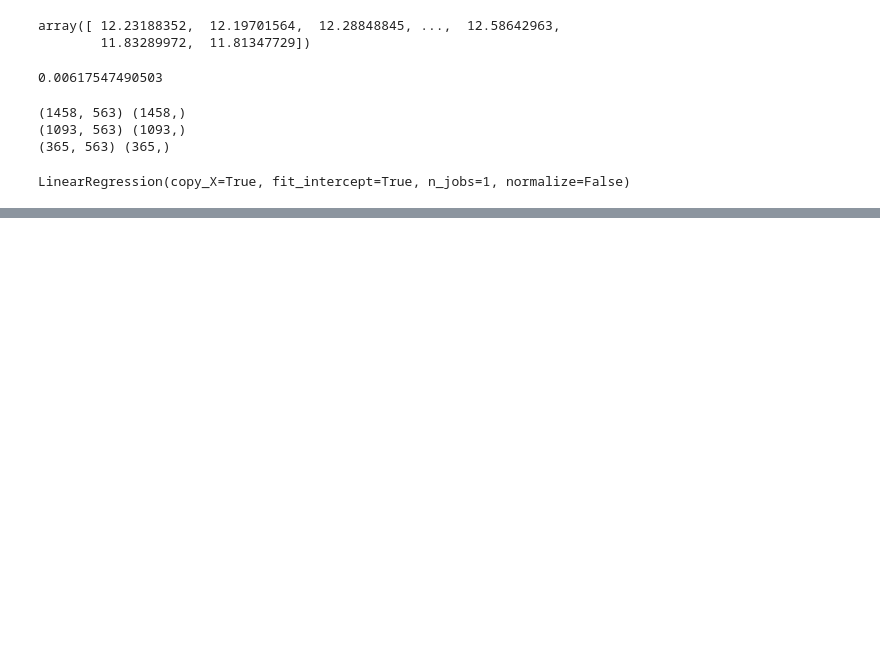
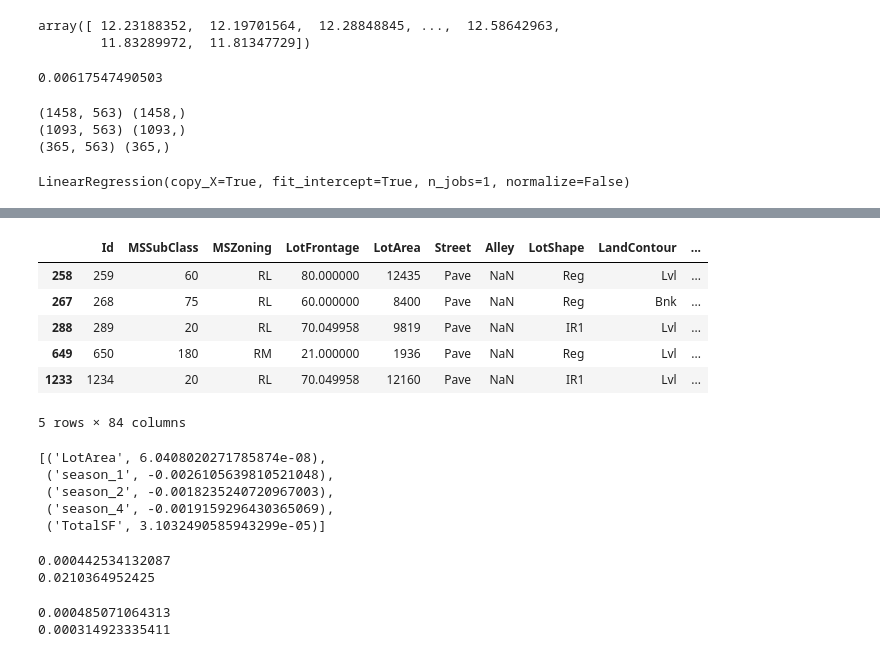
Before and after one commit to lcabbott93/DSRemote_Homework, a Jupyter notebook: Final_Project_Notebook_WIP.ipynb, the cells around one changed output, grey strips where cells are left out. Saved outputs shown, nothing was run; the diff lists cells and outputs as text; code cells hidden in the pictures; blank space fills up the shorter version.

```diff
--- a/Final_Project_Notebook_WIP.ipynb
+++ b/Final_Project_Notebook_WIP.ipynb
@@ -474,0 +475,17 @@ print(metrics.mean_squared_error(y_test, y_pred_test))
+# %%
+#Reading datasent into Jupyter Notebook
+df_data = pd.read_csv('/Users/nenelix3/Desktop/DSRemote_Homework/FinalProject_Data.csv')
+# %%
+df_data.loc[df_data.MoSold.isin([12,1,2]),'season'] = 1
+df_data.loc[df_data.MoSold.isin([3,4,5]),'season'] = 2
+df_data.loc[df_data.MoSold.isin([6,7,8]),'season'] = 3
+df_data.loc[df_data.MoSold.isin([9,10,11]),'season'] = 4
+df_data.SalePrice = np.log(df_data.SalePrice)
+df_data.LotFrontage = df_data.LotFrontage.fillna(df_data.LotFrontage.mean())
+df_data.TotalBsmtSF = df_data.TotalBsmtSF.fillna(0)
+#Creating total square footage feature
+df_data['TotalSF'] = df_data['TotalBsmtSF'] + df_data['1stFlrSF'] + df_data['2ndFlrSF']
+df_data.drop(['TotalBsmtSF', '1stFlrSF', '2ndFlrSF'], axis=1, inplace=True)
+# %%
+season_dummies = pd.get_dummies(df_data.season, prefix = 'season')
+season_dummies.sample(n = 5, random_state = 1)
@@ -474,0 +499,47 @@ print(metrics.mean_squared_error(y_test, y_pred_test))
+# %%
+season_dummies = pd.concat([df_data, season_dummies], axis = 1)
+season_dummies.sample(n = 5, random_state = 1)
+# %% [output]
+|  | Id | MSSubClass | MSZoning | LotFrontage | LotArea | Street | Alley | LotShape | LandContour | ... |
+| 258 | 259 | 60 | RL | 80.000000 | 12435 | Pave | NaN | Reg | Lvl | ... |
+| 267 | 268 | 75 | RL | 60.000000 | 8400 | Pave | NaN | Reg | Bnk | ... |
+| 288 | 289 | 20 | RL | 70.049958 | 9819 | Pave | NaN | IR1 | Lvl | ... |
+| 649 | 650 | 180 | RM | 21.000000 | 1936 | Pave | NaN | Reg | Lvl | ... |
+| 1233 | 1234 | 20 | RL | 70.049958 | 12160 | Pave | NaN | IR1 | Lvl | ... |
+5 rows × 84 columns
+# %%
+feature_cols = ['LotArea', 'season_1', 'season_2', 'season_4', 'TotalSF']
+X = season_dummies[feature_cols]
+y = season_dummies.SalePrice
+
+linreg = LinearRegression()
+linreg.fit(X, y)
+
+list(zip(feature_cols, linreg.coef_))
+# %% [output]
+[('LotArea', 6.0408020271785874e-08),
+ ('season_1', -0.0026105639810521048),
+ ('season_2', -0.0018235240720967003),
+ ('season_4', -0.0019159296430365069),
+ ('TotalSF', 3.1032490585943299e-05)]
+# %%
+y_prediction = linreg.predict(X)
+from sklearn import metrics
+
+print(metrics.mean_squared_error(y, y_prediction))
+print(np.sqrt(metrics.mean_squared_error(y, y_prediction)))
+# %% [output]
+0.000442534132087
+0.0210364952425
+# %%
+from sklearn.model_selection import train_test_split
+
+X_train, X_test, y_train, y_test = train_test_split(X, y)
+y_pred_test = linreg.predict(X_test)
+y_pred_train = linreg.predict(X_train)
+
+print(metrics.mean_squared_error(y_train, y_pred_train))
+print(metrics.mean_squared_error(y_test, y_pred_test))
+# %% [output]
+0.000485071064313
+0.000314923335411
```
Also changed, not shown: parts of 19 cells of this notebook.
